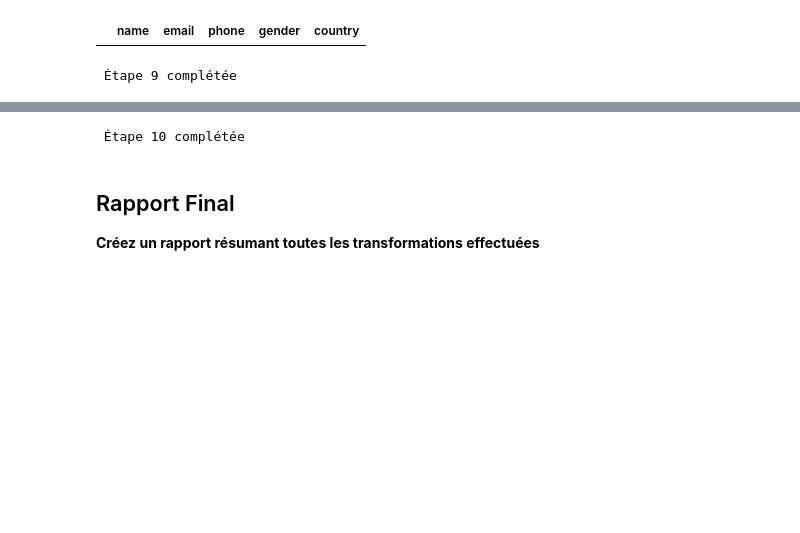
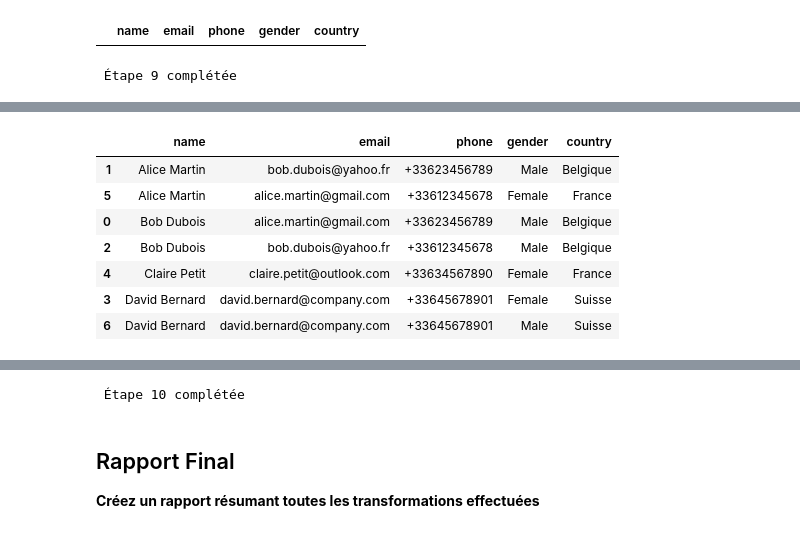
Before and after one commit to Hassan21-h/TP_Data_cleaning, a Jupyter notebook: TP/TP2_Data_Cleansing_TP2.ipynb, the cells around one changed output, grey strips where cells are left out. Drawn from its saved outputs; the diff is of its cells as text; code cells hidden in the pictures; blank space fills up the shorter version.

```diff
--- a/TP/TP2_Data_Cleansing_TP2.ipynb
+++ b/TP/TP2_Data_Cleansing_TP2.ipynb
@@ -486,0 +491,14 @@ print(f" Étape 9 complétée")
+# %%
+# On apperçoit des doublons partiels
+
+df_sorted = df.sort_values(by=["name"], ascending=True)
+df_sorted
+# %% [output]
+|  | name | email | phone | gender | country |
+| 1 | Alice Martin | bob.dubois@yahoo.fr | +33623456789 | Male | Belgique |
+| 5 | Alice Martin | alice.martin@gmail.com | +33612345678 | Female | France |
+| 0 | Bob Dubois | alice.martin@gmail.com | +33623456789 | Male | Belgique |
+| 2 | Bob Dubois | bob.dubois@yahoo.fr | +33612345678 | Male | Belgique |
+| 4 | Claire Petit | claire.petit@outlook.com | +33634567890 | Female | France |
+| 3 | David Bernard | david.bernard@company.com | +33645678901 | Female | Suisse |
+| 6 | David Bernard | david.bernard@company.com | +33645678901 | Male | Suisse |
```
Also changed, not shown: parts of 7 cells of this notebook, 1 other file.
